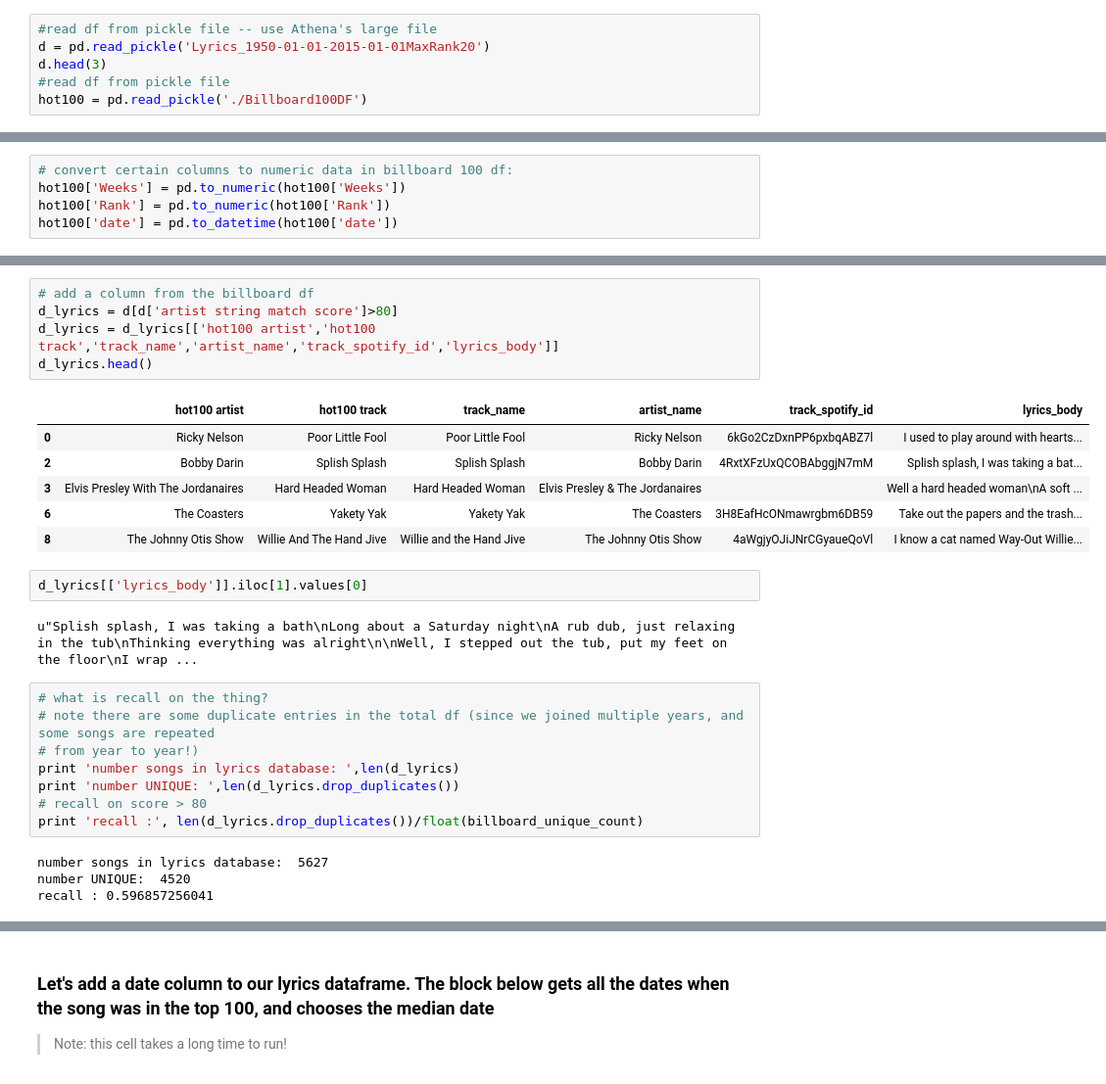
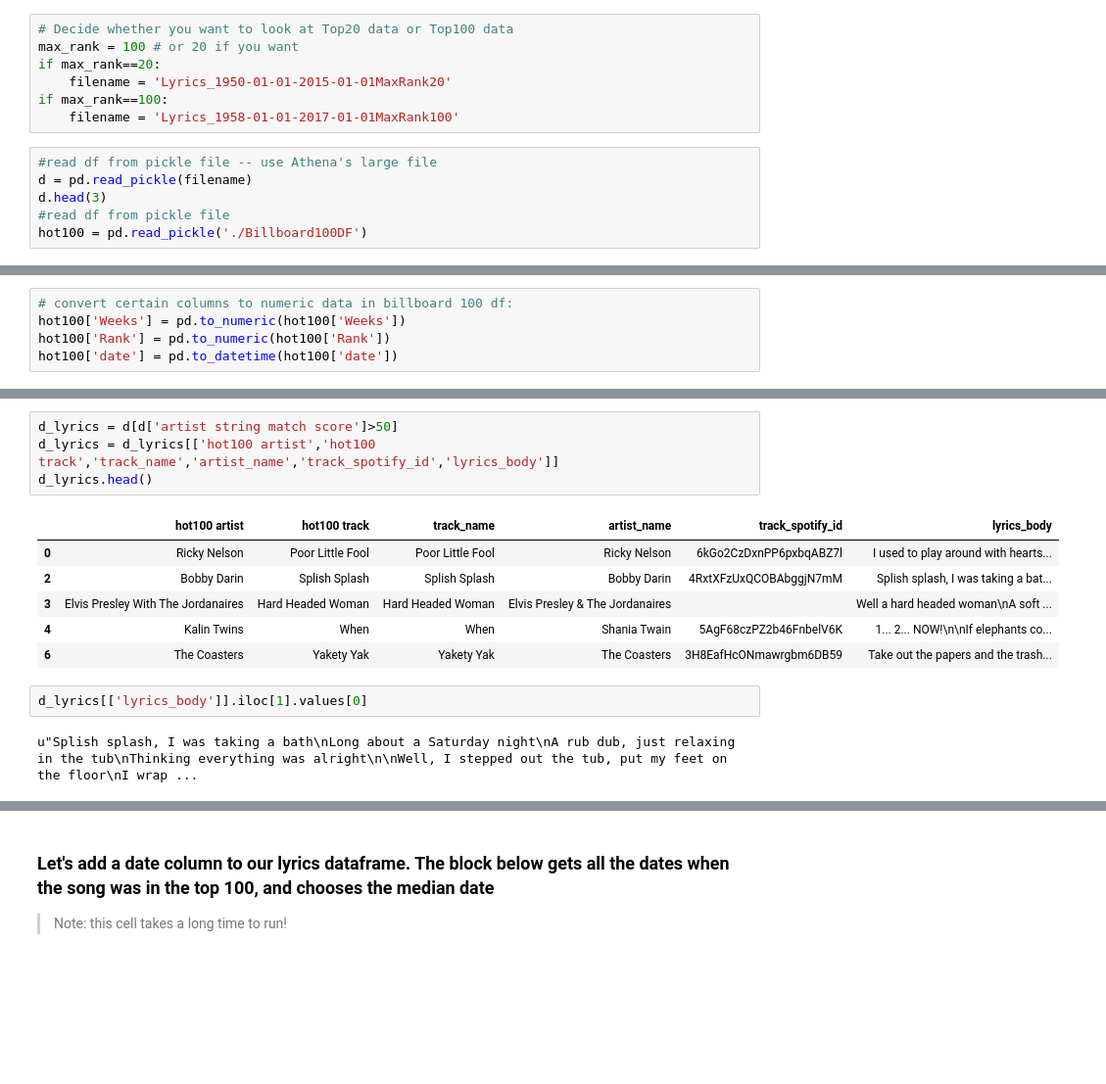
Before and after one commit to swuerth/CDIPS_Pandora, a Jupyter notebook: NLP_Musixmatch.ipynb, the cells around one changed output, grey strips where cells are left out. Shown at 98% size. Cells and saved outputs as stored; diff of their text form; blank space fills up the shorter version.

```diff
--- a/NLP_Musixmatch.ipynb
+++ b/NLP_Musixmatch.ipynb
@@ -23,9 +23,16 @@ import nltk
 from nltk.corpus import stopwords # Import the stop word list
 from sklearn.feature_extraction.text import CountVectorizer
 from sklearn.feature_extraction.text import TfidfTransformer
+# %%
+# Decide whether you want to look at Top20 data or Top100 data
+max_rank = 100 # or 20 if you want
+if max_rank==20:
+    filename = 'Lyrics_1950-01-01-2015-01-01MaxRank20'
+if max_rank==100:
+    filename = 'Lyrics_1958-01-01-2017-01-01MaxRank100'
 # %%
 #read df from pickle file -- use Athena's large file
-d = pd.read_pickle('Lyrics_1950-01-01-2015-01-01MaxRank20')
+d = pd.read_pickle(filename)
 d.head(3)
 #read df from pickle file
 hot100 = pd.read_pickle('./Billboard100DF')
@@ -156,28 +191,15 @@ d[d['artist string match score']>80].sort_values('artist string match score').he
 # %%
-# add a column from the billboard df
-d_lyrics = d[d['artist string match score']>80]
+d_lyrics = d[d['artist string match score']>50]
 d_lyrics = d_lyrics[['hot100 artist','hot100 track','track_name','artist_name','track_spotify_id','lyrics_body']]
 d_lyrics.head()
 # %% [output]
 |  | hot100 artist | hot100 track | track_name | artist_name | track_spotify_id | lyrics_body |
 | 0 | Ricky Nelson | Poor Little Fool | Poor Little Fool | Ricky Nelson | 6kGo2CzDxnPP6pxbqABZ7l | I used to play around with hearts... |
 | 2 | Bobby Darin | Splish Splash | Splish Splash | Bobby Darin | 4RxtXFzUxQCOBAbggjN7mM | Splish splash, I was taking a bat... |
 | 3 | Elvis Presley With The Jordanaires | Hard Headed Woman | Hard Headed Woman | Elvis Presley & The Jordanaires |  | Well a hard headed woman\nA soft ... |
+| 4 | Kalin Twins | When | When | Shania Twain | 5AgF68czPZ2b46FnbelV6K | 1... 2... NOW!\n\nIf elephants co... |
 | 6 | The Coasters | Yakety Yak | Yakety Yak | The Coasters | 3H8EafHcONmawrgbm6DB59 | Take out the papers and the trash... |
-| 8 | The Johnny Otis Show | Willie And The Hand Jive | Willie and the Hand Jive | The Johnny Otis Show | 4aWgjyOJiJNrCGyaueQoVl | I know a cat named Way-Out Willie... |
 # %%
 d_lyrics[['lyrics_body']].iloc[1].values[0]
 # %% [output]
 u"Splish splash, I was taking a bath\nLong about a Saturday night\nA rub dub, just relaxing in the tub\nThinking everything was alright\n\nWell, I stepped out the tub, put my feet on the floor\nI wrap ...
-# %%
-# what is recall on the thing?
-# note there are some duplicate entries in the total df (since we joined multiple years, and some songs are repeated
-# from year to year!)
-print 'number songs in lyrics database: ',len(d_lyrics)
-print 'number UNIQUE: ',len(d_lyrics.drop_duplicates())
-# recall on score > 80
-print 'recall :', len(d_lyrics.drop_duplicates())/float(billboard_unique_count)
-# %% [output]
-number songs in lyrics database:  5627
-number UNIQUE:  4520
-recall : 0.596857256041
```
Also changed, not shown: parts of 38 cells of this notebook, 1 other file.
